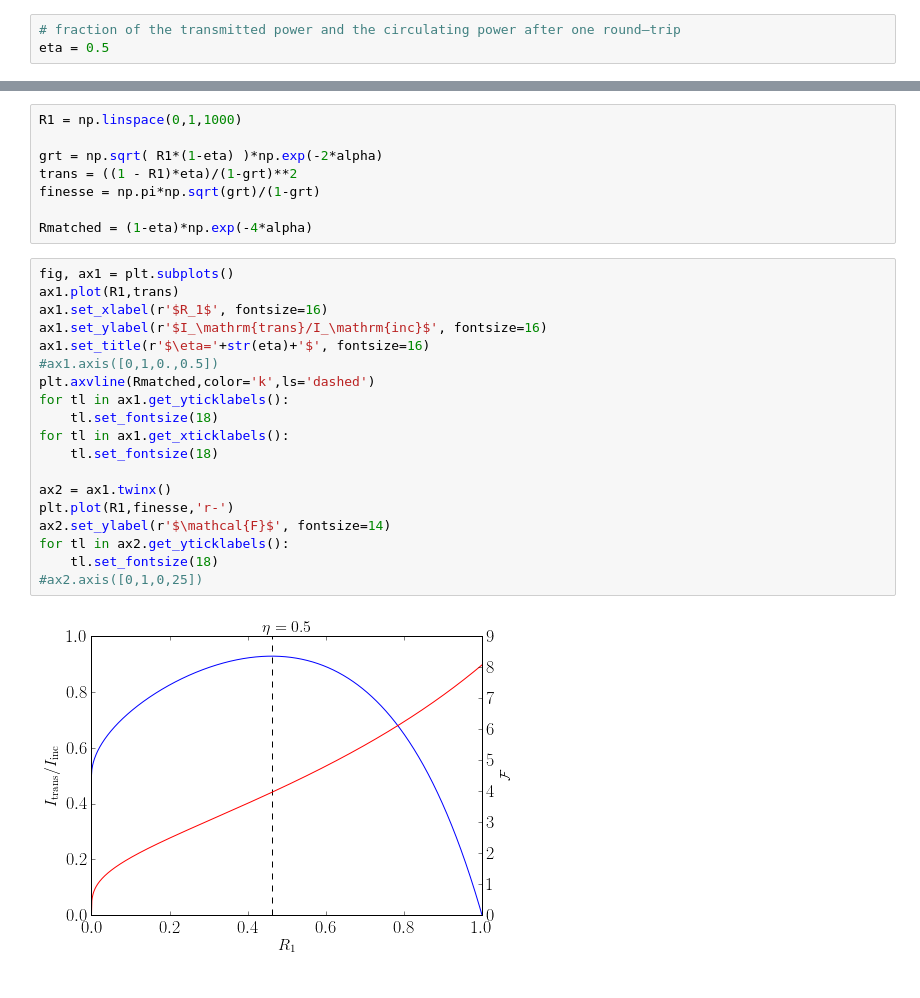
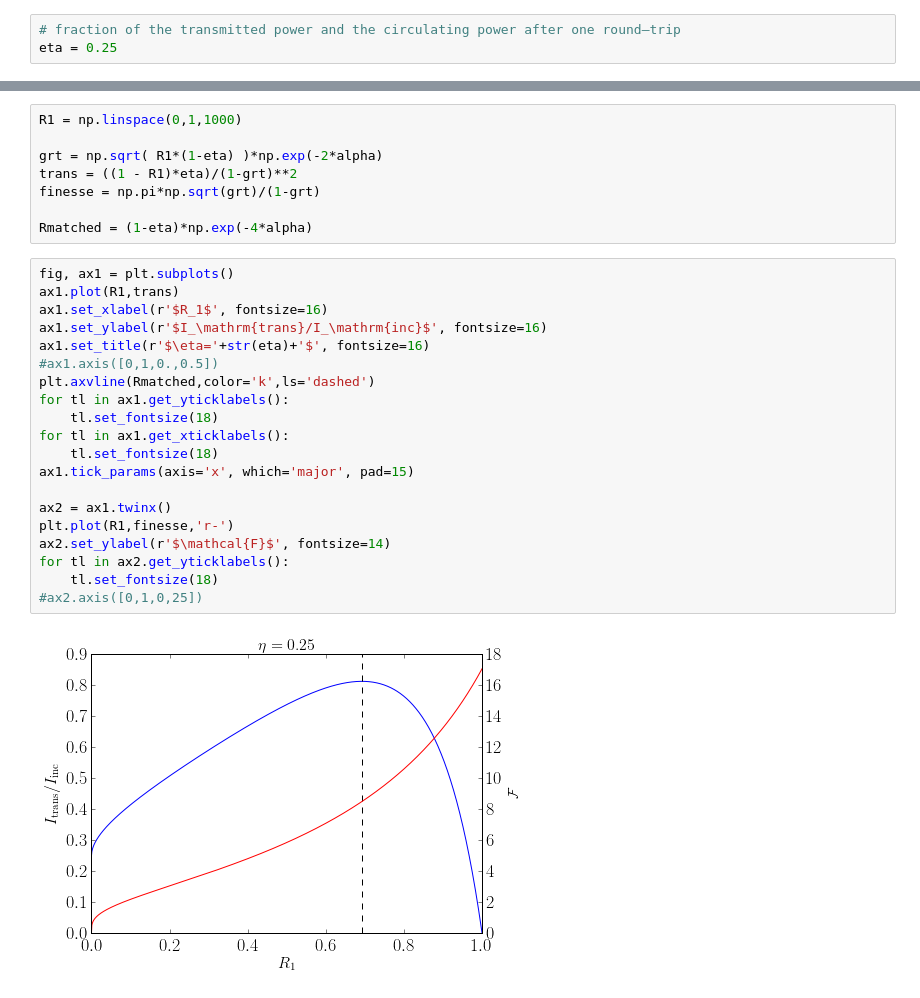
Before and after one commit to sduquemesa/CavityWeizmann, a Jupyter notebook: OpticalCavity.ipynb, the cells around one changed output, grey strips where cells are left out. Cells and saved outputs as stored; diff of their text form.

```diff
--- a/OpticalCavity.ipynb
+++ b/OpticalCavity.ipynb
@@ -120,7 +125,7 @@ This will set the
 in terms of $\eta$ and $r_1$
 # %%
 # fraction of the transmitted power and the circulating power after one round–trip
-eta = 0.5
+eta = 0.25
 # %%
 # Normalized transmitted power
 def Itrans(alpha, R1, eta):
@@ -186,22 +192,23 @@ Rmatched = (1-eta)*np.exp(-4*alpha)
 # %%
 fig, ax1 = plt.subplots()
 ax1.plot(R1,trans)
 ax1.set_xlabel(r'$R_1$', fontsize=16)
 ax1.set_ylabel(r'$I_\mathrm{trans}/I_\mathrm{inc}$', fontsize=16)
 ax1.set_title(r'$\eta='+str(eta)+'$', fontsize=16)
 #ax1.axis([0,1,0.,0.5])
 plt.axvline(Rmatched,color='k',ls='dashed')
 for tl in ax1.get_yticklabels():
     tl.set_fontsize(18)
 for tl in ax1.get_xticklabels():
     tl.set_fontsize(18)
+ax1.tick_params(axis='x', which='major', pad=15)
 
 ax2 = ax1.twinx()
 plt.plot(R1,finesse,'r-')
 ax2.set_ylabel(r'$\mathcal{F}$', fontsize=14)
 for tl in ax2.get_yticklabels():
     tl.set_fontsize(18)
 #ax2.axis([0,1,0,25])
 # %% [output]
-[figure, old version]
+[figure, new version]
 # %% [markdown]
```
Also changed, not shown: parts of 14 cells of this notebook.
